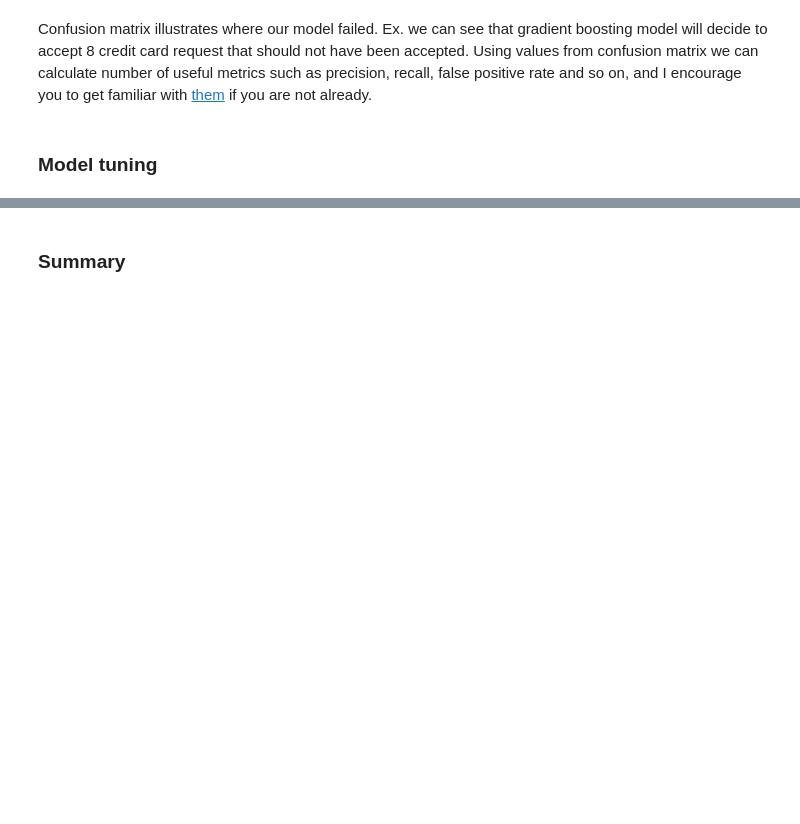
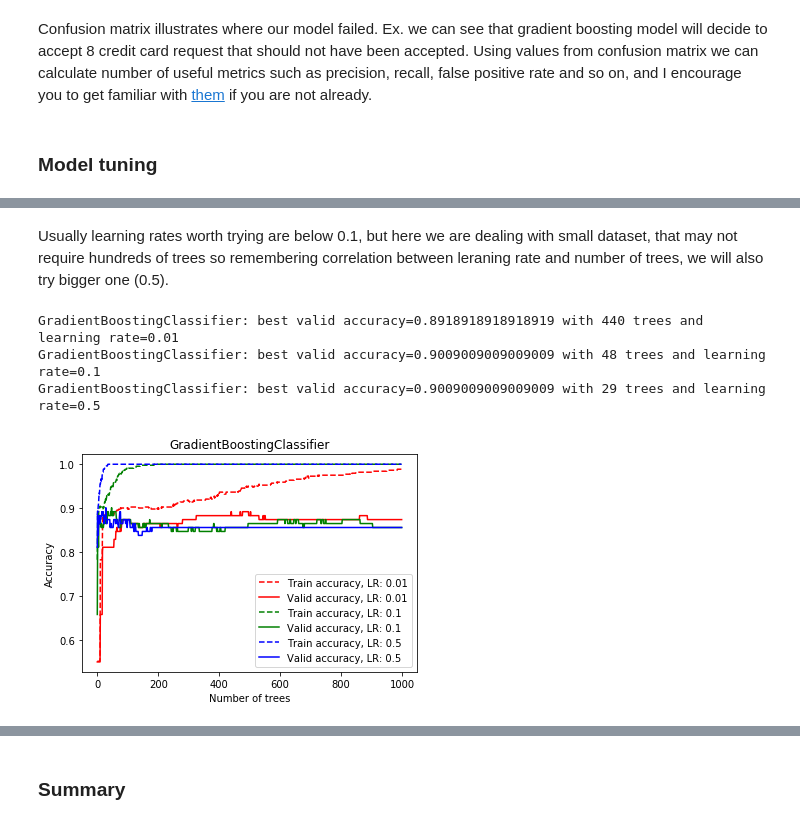
Before and after one commit to stxnext/ml-from-woods, a Jupyter notebook: notebook.ipynb, the cells around one changed output, grey strips where cells are left out. Cells and saved outputs as stored; diff of their text form; code cells hidden in the pictures; blank space fills up the shorter version.

```diff
--- a/notebook.ipynb
+++ b/notebook.ipynb
@@ -188,0 +214,3 @@ Confusion matrix illustrates where our model failed. Ex. we can see that gradien
+# %%
+features_train_, features_valid, labels_train_, labels_valid = train_test_split(
+    features_train, labels_train, test_size=TEST_SIZE, random_state=RANDOM_STATE)
@@ -188,0 +219,39 @@ Confusion matrix illustrates where our model failed. Ex. we can see that gradien
+# %%
+from sklearn.metrics import accuracy_score
+
+N_TREES = 1000
+COLORS = ['r', 'g', 'b']
+
+def plot_accuracy(model_class, learning_rates):
+    for learning_rate, color in zip(learning_rates, COLORS):
+        model = model_class(n_estimators=N_TREES, learning_rate=learning_rate, random_state=RANDOM_STATE)
+        model_name = type(model).__name__
+        model.fit(features_train_, labels_train_)
+
+        predictions_train = model.staged_predict(features_train_)
+        predictions_valid = model.staged_predict(features_valid)
+
+        accuracies_train = [accuracy_score(labels_train_, prediction) for prediction in predictions_train]
+        accuracies_valid = [accuracy_score(labels_valid, prediction) for prediction in predictions_valid]
+
+        best_n_trees, best_accuracy = max(enumerate(accuracies_valid, start=1), key=lambda x: x[1])
+        print("{}: best valid accuracy={} with {} trees and learning rate={}".format(
+            model_name, best_accuracy, best_n_trees, learning_rate))
+
+        plt.plot(accuracies_train, "--", c=color, label="Train accuracy, LR: {}".format(learning_rate))
+        plt.plot(accuracies_valid, c=color, label="Valid accuracy, LR: {}".format(learning_rate))
+        plt.title(model_name)
+        plt.xlabel("Number of trees")
+        plt.ylabel("Accuracy")
+        plt.legend()
+
+    plt.show()
+# %% [markdown]
+Usually learning rates worth trying are below 0.1, but here we are dealing with small dataset, that may not require hundreds of trees so remembering correlation between leraning rate and number of trees, we will also try bigger one (0.5).
+# %%
+plot_accuracy(GradientBoostingClassifier, [0.01, 0.1, 0.5])
+# %% [output]
+GradientBoostingClassifier: best valid accuracy=0.8918918918918919 with 440 trees and learning rate=0.01
+GradientBoostingClassifier: best valid accuracy=0.9009009009009009 with 48 trees and learning rate=0.1
+GradientBoostingClassifier: best valid accuracy=0.9009009009009009 with 29 trees and learning rate=0.5
+[figure, added]
```
Also changed, not shown: parts of 30 cells of this notebook.
